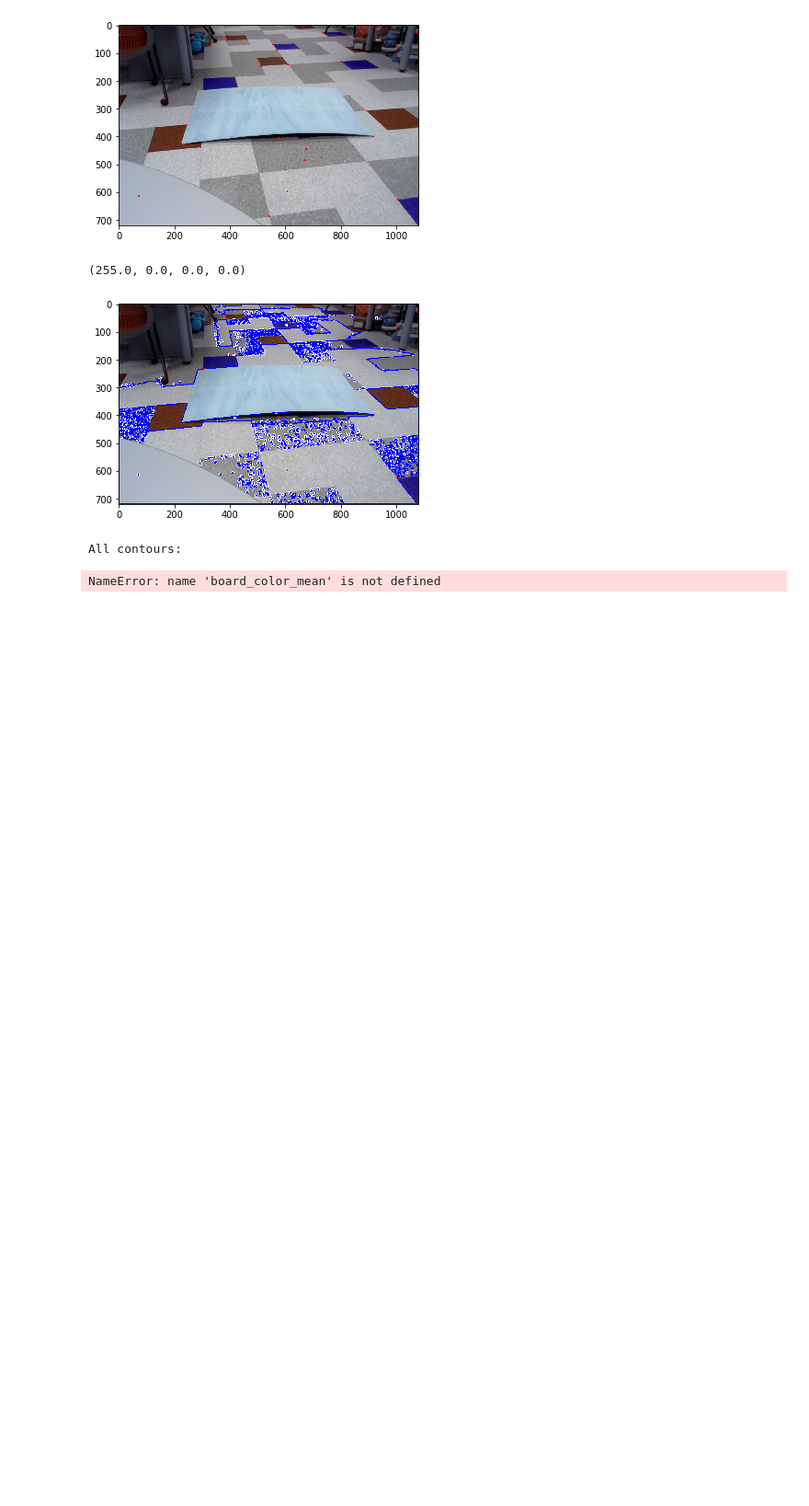
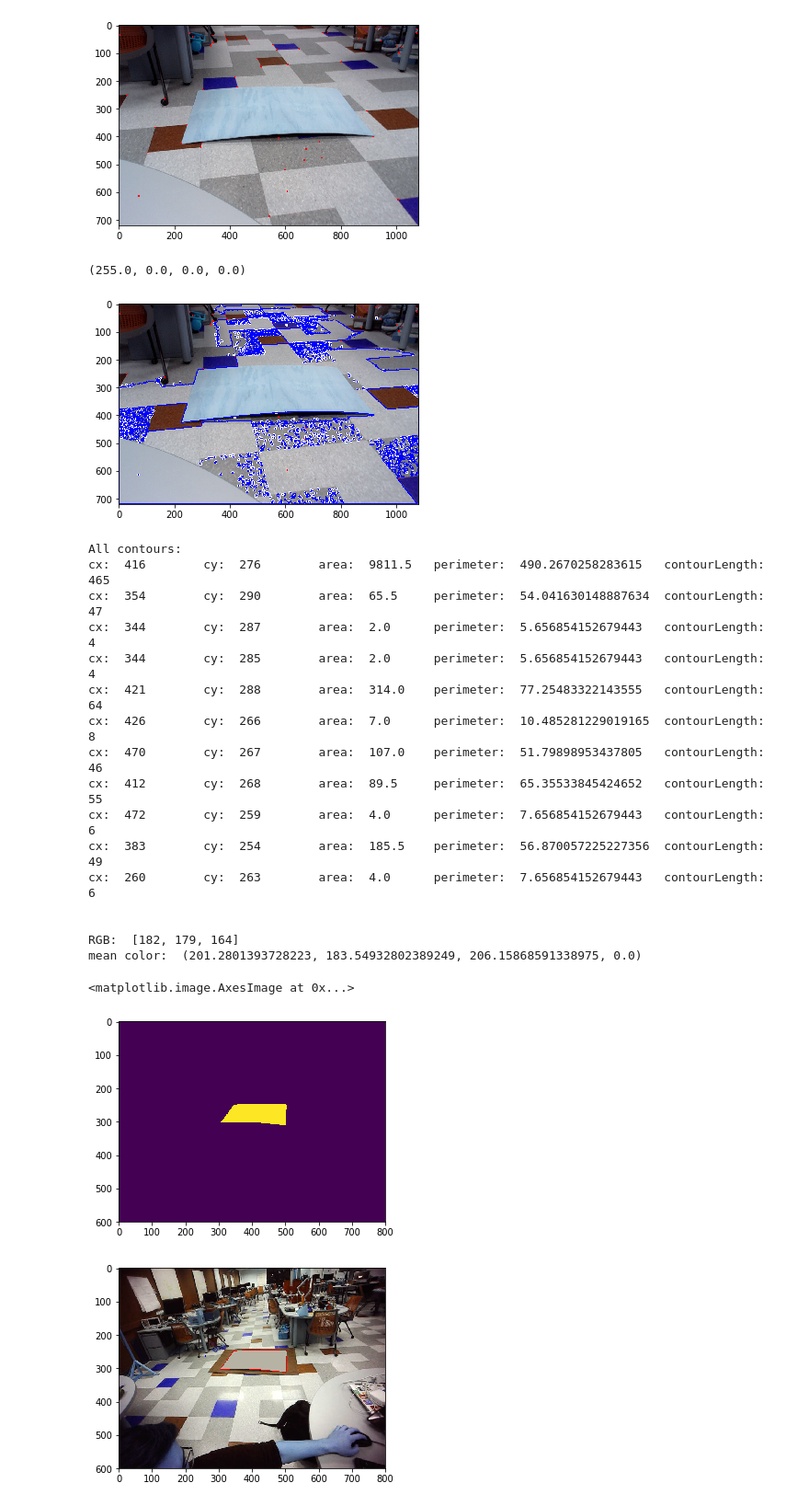
Before and after one commit to awlevin/cornhole-fiesta, a Jupyter notebook: opencv/harris.ipynb, the cells around one changed output. Shown at 92% size. Drawn from its saved outputs; the diff is of its cells as text; code cells hidden in the pictures; blank space fills up the shorter version.

Commit message:
fills in board with RGB at centroid -- wow python scalars and numeric types are annoying

```diff
--- a/opencv/harris.ipynb
+++ b/opencv/harris.ipynb
@@ -92,12 +92,13 @@ print(mean_val)
 
 # Define globals
 board = None
+board_cx = board_cy = None
 
 # Empirically derived constants:
 wood_perimeter_range = range(450, 550) # fuck this depends on distance
 
 # Start over by reloading images
-src = cv.imread('images/test_wood.png')
+src = cv.imread('images/test_wood_bags.png')
 graysrc = cv.cvtColor(src, cv.COLOR_BGR2GRAY)
 
 # convert to binary image
@@ -115,36 +116,57 @@ for cnt in contours:
     if (M['m00'] != 0):
         cx = int(M['m10']/M['m00'])
         cy = int(M['m01']/M['m00'])
         if (cx not in range(250,600) or cy not in range(250, 350)):
             continue
         area = cv.contourArea(cnt)
         perimeter = cv.arcLength(cnt,True)
         print('cx: ', cx, '\tcy: ', cy, '\tarea: ', area, '\tperimeter: ', perimeter, '\tcontourLength: ', len(cnt))
         cv.drawContours(src, cnt, -1, (0,0,255), 2)
 
         if (int(perimeter) in range(450, 550)): # must convert double to int for range comparison
-            board = cnt
+            # save board contour and centroid (x,y) values
+            board = cnt; board_cx = cx; board_cy = cy
 
 print('\n')
 
 if (board is not None):
     # draw contours for board
     cv.drawContours(src, board, -1, (250, 0, 0), 3)
     # get mask
     mask = np.zeros(graysrc.shape,np.uint8)
     cv.drawContours(mask,[board],0,255,cv.FILLED)
     # get all the pixels of the board
     pixelpoints = np.transpose(np.nonzero(mask))
     plt.imshow(mask)
     plt.figure()
 
+    # get the color at the centroid of the board
+    #board_centroid_rgb = src[board_cx,board_cy]
+    board_centroid_rgb = [src.item(board_cx,board_cy,rgb) for rgb in range(0,3)]
+    print("RGB: ", board_centroid_rgb)
+
+    # fill the board contour with some specific color
     print('mean color: ', cv.mean(src, mask=mask))
-
     board_color_mean = cv.mean(src, mask=mask)
-
-    # fill the board contour with its average color
-    cv.drawContours(src, [board], 0, board_color_mean, cv.FILLED)
+    cv.drawContours(src, [board], 0, board_centroid_rgb, cv.FILLED)
 plt.imshow(src)
 # %% [output]
 All contours:
+cx:  416        cy:  276        area:  9811.5   perimeter:  490.2670258283615   contourLength:  465
+cx:  354        cy:  290        area:  65.5     perimeter:  54.041630148887634  contourLength:  47
+cx:  344        cy:  287        area:  2.0      perimeter:  5.656854152679443   contourLength:  4
+cx:  344        cy:  285        area:  2.0      perimeter:  5.656854152679443   contourLength:  4
+cx:  421        cy:  288        area:  314.0    perimeter:  77.25483322143555   contourLength:  64
+cx:  426        cy:  266        area:  7.0      perimeter:  10.485281229019165  contourLength:  8
+cx:  470        cy:  267        area:  107.0    perimeter:  51.79898953437805   contourLength:  46
+cx:  412        cy:  268        area:  89.5     perimeter:  65.35533845424652   contourLength:  55
+cx:  472        cy:  259        area:  4.0      perimeter:  7.656854152679443   contourLength:  6
+cx:  383        cy:  254        area:  185.5    perimeter:  56.870057225227356  contourLength:  49
+cx:  260        cy:  263        area:  4.0      perimeter:  7.656854152679443   contourLength:  6
+
+
+RGB:  [182, 179, 164]
+mean color:  (201.2801393728223, 183.54932802389249, 206.15868591338975, 0.0)
-NameError: name 'board_color_mean' is not defined
+<matplotlib.image.AxesImage at 0x...>
+[figure, added]
+[figure, added]
```
